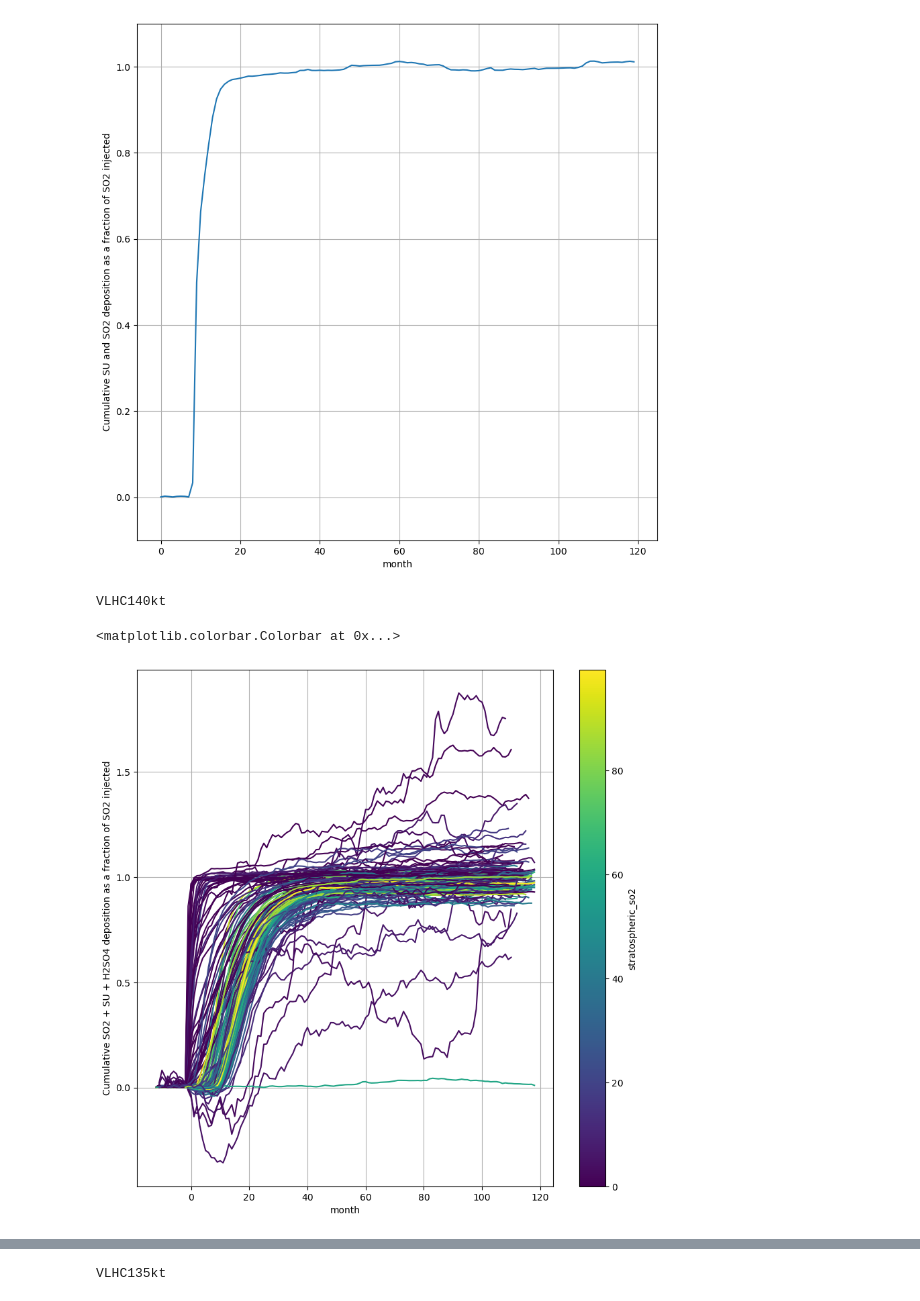
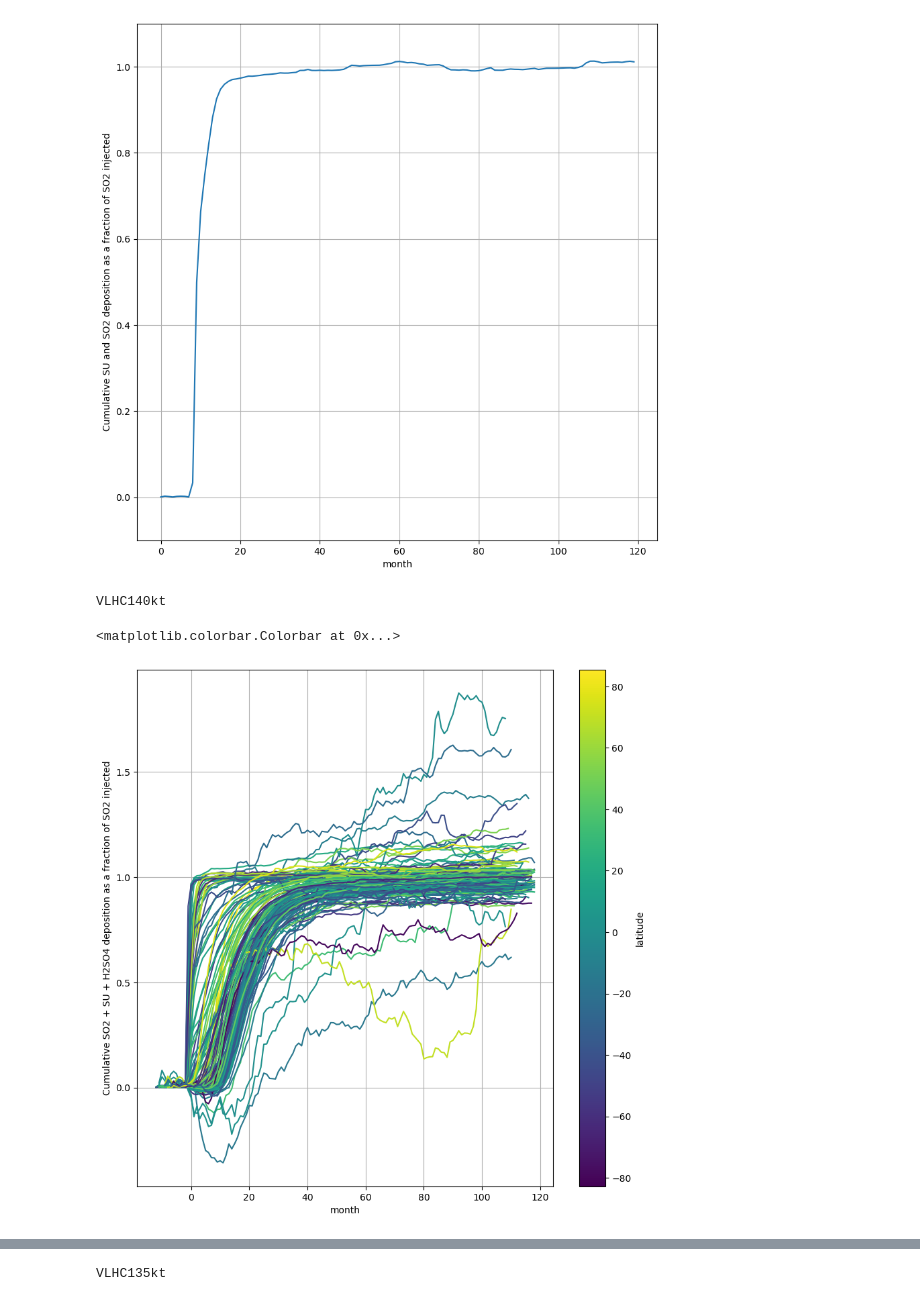
Before and after one commit to malcolmmaas/volcano, a Jupyter notebook: plotting.ipynb, the cells around one changed output, grey strips where cells are left out. Drawn from its saved outputs; the diff is of its cells as text; code cells hidden in the pictures.

```diff
--- a/plotting.ipynb
+++ b/plotting.ipynb
@@ -247,20 +250,21 @@ print(controlled_su_dep*31556952*test['axyp'][0]/1e9/1.5)
 23.20455769592488
 # %%
 # ===================  Monthly timeseries controls and constants  ==========================
+# After restarting the kernel, run this cell. It should give everything needed
 import numpy as np
 import netCDF4
 import pandas as pd
 import matplotlib.pyplot as plt
 import scipy
 
-df = pd.read_csv('parameters.txt', delim_whitespace=True).drop(['VLHC126kt'])
+# Drop bugged run
+df = pd.read_csv('parameters.txt', delim_whitespace=True)#.drop(['VLHC126kt'])
 
 def julian_to_month(julian_day):
     months = [
         (1, 31), (2, 28), (3, 31), (4, 30), (5, 31), (6, 30),
         (7, 31), (8, 31), (9, 30), (10, 31), (11, 30), (12, 31)
     ]
-
     for month, days in months:
         if julian_day <= days:
             return month
@@ -280,6 +284,7 @@ su_mmass = 96.06
 h2so4_mmass = 98.079
 s_per_year = 3.154e7
 s_per_month = 2.628e6
+# for converting a global flux (kg m^-2 s^-1) to g and tg
 flux_to_g = 1e3*s_per_month*earth_area
 flux_to_tg = s_per_month*earth_area/1e9
 
@@ -288,21 +293,24 @@ su_tm_vars = []
 so2_dep_vars = ['SO2_wet_dep', 'SO2_dry_dep']
 h2so4_dep_vars = ['H2SO4_wet_dep','H2SO4_dry_dep','H2SO4_gs_dep']
 
-# get all deposition and tm variables
+# Must include all modes (ACC, AKK, OCC, etc)
 for v in control.variables.keys():
     if 'SU_wet_dep' in v or 'SU_dry_dep' in v or 'SU_gs_dep' in v:
         su_dep_vars.append(v)
     if 'SU_Total_Mass' in v and not '_hemis' in v:
         su_tm_vars.append(v)
 
+# Get monthly averages for all 10 years, return 10 years of averages
 def get_10yr_monthly_control(control_vals):
     return np.array([np.sum(np.array(control_vals).reshape(10,12), axis=0)/10]*10).flatten()
 
+# start after 10th year because first 10 years are spin-up
 su_dep_control_10yr = get_10yr_monthly_control(sum([control[v][120:] for v in su_dep_vars]))
 so2_dep_control_10yr = get_10yr_monthly_control(sum([control[v][120:] for v in so2_dep_vars]))
 h2so4_dep_control_10yr = get_10yr_monthly_control(sum([control[v][120:] for v in h2so4_dep_vars]))
 su_tm_control_10yr = get_10yr_monthly_control(sum([control[v][120:] for v in su_tm_vars]))
 so2_tm_control_10yr = get_10yr_monthly_control(control['SO2_Total_Mass'][120:])
+h2so4_tm_control_10yr = get_10yr_monthly_control(control['H2SO4_Total_Mass'][120:])
 
 su_dep_control_10yr_ant = get_10yr_monthly_control(sum([control_ant[v][120:] for v in su_dep_vars]))
 so2_dep_control_10yr_ant = get_10yr_monthly_control(sum([control_ant[v][120:] for v in so2_dep_vars]))
@@ -349,6 +346,9 @@ plt.grid(True)
 # %% [output]
 [figure]
 # %%
+# This does use the new controls cell
+# Basically the above but for all runs
+
 # pick the anomalous ones - red, brown, orange, etc - investigate
 
 import pandas as pd
@@ -356,22 +356,8 @@ from matplotlib.colors import ListedColormap, LinearSegmentedColormap
 import matplotlib as mpl
 
 viridis = mpl.colormaps['viridis']
-# df = pd.read_csv('parameters.txt', delim_whitespace=True)
 
-# def julian_to_month(julian_day):
-#     months = [
-#         (1, 31), (2, 28), (3, 31), (4, 30), (5, 31), (6, 30),
-#         (7, 31), (8, 31), (9, 30), (10, 31), (11, 30), (12, 31)
-#     ]
-
-#     for month, days in months:
-#         if julian_day <= days:
-#             return month
-#         julian_day -= days
-
-# df['month'] = list(map(lambda x: julian_to_month(x), df['julday']))
-
-colorby = 'stratospheric_so2'
+colorby = 'latitude'
 cmax = max(df[colorby])
 cmin = min(df[colorby])
 
@@ -392,32 +378,37 @@ for modelrun in range(1,141):
     test_dep = test_su_dep + test_so2_dep + test_h2so4_dep
 
     cum_test_dep = np.cumsum(test_dep)
     proportion = cum_test_dep/(df.loc[run]['SO2']/so2_mmass)
+    # Uncomment below to plot unscaled amounts
 #     proportion = cum_test_dep
 
+    # Highlight runs based on low SO2
 #     if df.loc[run]['SO2'] < 12:
 #         plt.plot(list(range(len(proportion)))-df.loc[run]['month'], proportion, zorder=1)
 #     else:
 #         plt.plot(list(range(len(proportion)))-df.loc[run]['month'], proportion, zorder=0, color='silver')
 
+    # color by df column
+    # Also subtract the month of eruption to align them on the graph
     plt.plot(list(range(len(proportion)))-df.loc[run]['month'], proportion, color=viridis((df.loc[run][colorby]-cmin)/(cmax-cmin)))#, zorder=int(df.loc[run][colorby]))
 
 #     if proportion[90] > 1.3 or proportion[90] < 0.7:
 #         print(run+'--')
 #     plt.plot(list(range(len(proportion)))-df.loc[run]['month'], proportion)
 
 # plt.ylabel('Cumulative SU deposition')# as a fraction of SO2 injected')
 plt.ylabel('Cumulative SO2 + SU + H2SO4 deposition as a fraction of SO2 injected')
 plt.xlabel('month')
 # plt.ylim(-.1,1.5)
 # plt.ylim(-.5,2)
 plt.grid(True)
 plt.rcParams["figure.figsize"] = (10,10)
 
+# comment out if you're not coloring by something
 sm = plt.cm.ScalarMappable(cmap=viridis, norm=mpl.colors.Normalize(vmin=cmin, vmax=cmax))
 plt.colorbar(sm, label=colorby)
 # %% [output]
 VLHC140kt
 <matplotlib.colorbar.Colorbar at 0x...>
-[figure, old version]
+[figure, new version]
 # %%
```
Also changed, not shown: parts of 39 cells of this notebook.
